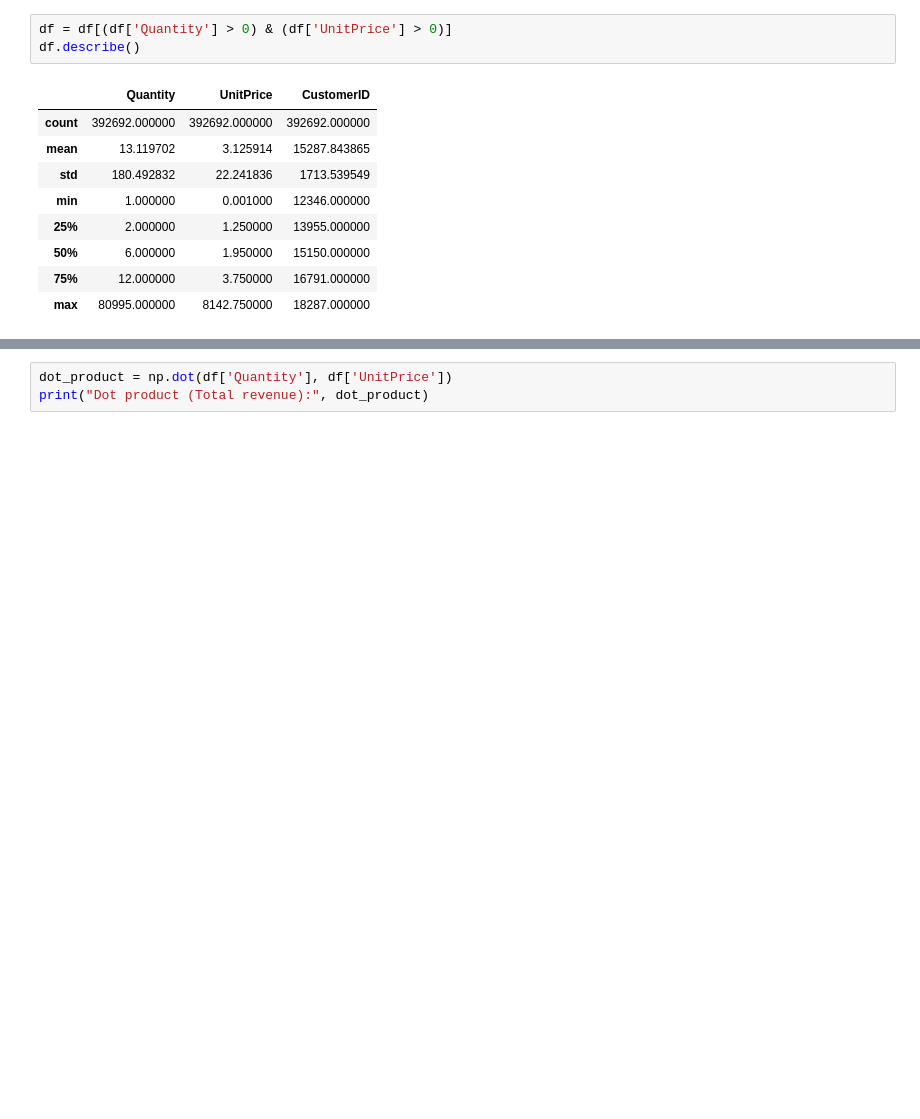
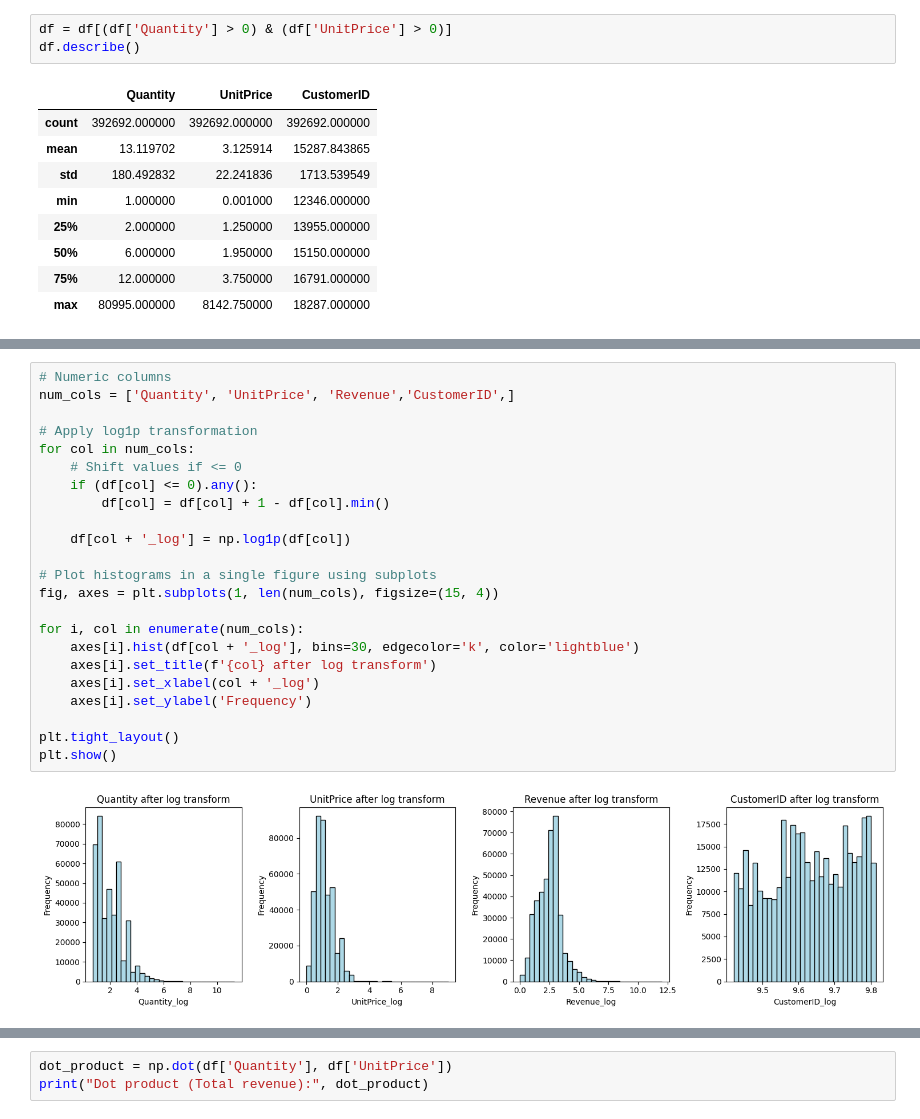
Before and after one commit to Sunmathi-A77/E-commerce---EDA, a Jupyter notebook: E-commerce EDA.ipynb, the cells around one changed output, grey strips where cells are left out. Drawn from its saved outputs; the diff is of its cells as text; blank space fills up the shorter version.

```diff
--- a/E-commerce EDA.ipynb
+++ b/E-commerce EDA.ipynb
@@ -192,0 +227,25 @@ plt.show()
+# %%
+# Numeric columns
+num_cols = ['Quantity', 'UnitPrice', 'Revenue','CustomerID',]
+
+# Apply log1p transformation
+for col in num_cols:
+    # Shift values if <= 0
+    if (df[col] <= 0).any():
+        df[col] = df[col] + 1 - df[col].min()
+
+    df[col + '_log'] = np.log1p(df[col])
+
+# Plot histograms in a single figure using subplots
+fig, axes = plt.subplots(1, len(num_cols), figsize=(15, 4))
+
+for i, col in enumerate(num_cols):
+    axes[i].hist(df[col + '_log'], bins=30, edgecolor='k', color='lightblue')
+    axes[i].set_title(f'{col} after log transform')
+    axes[i].set_xlabel(col + '_log')
+    axes[i].set_ylabel('Frequency')
+
+plt.tight_layout()
+plt.show()
+# %% [output]
+[figure, added]
```
Also changed, not shown: parts of 5 cells of this notebook, 1 other file.
